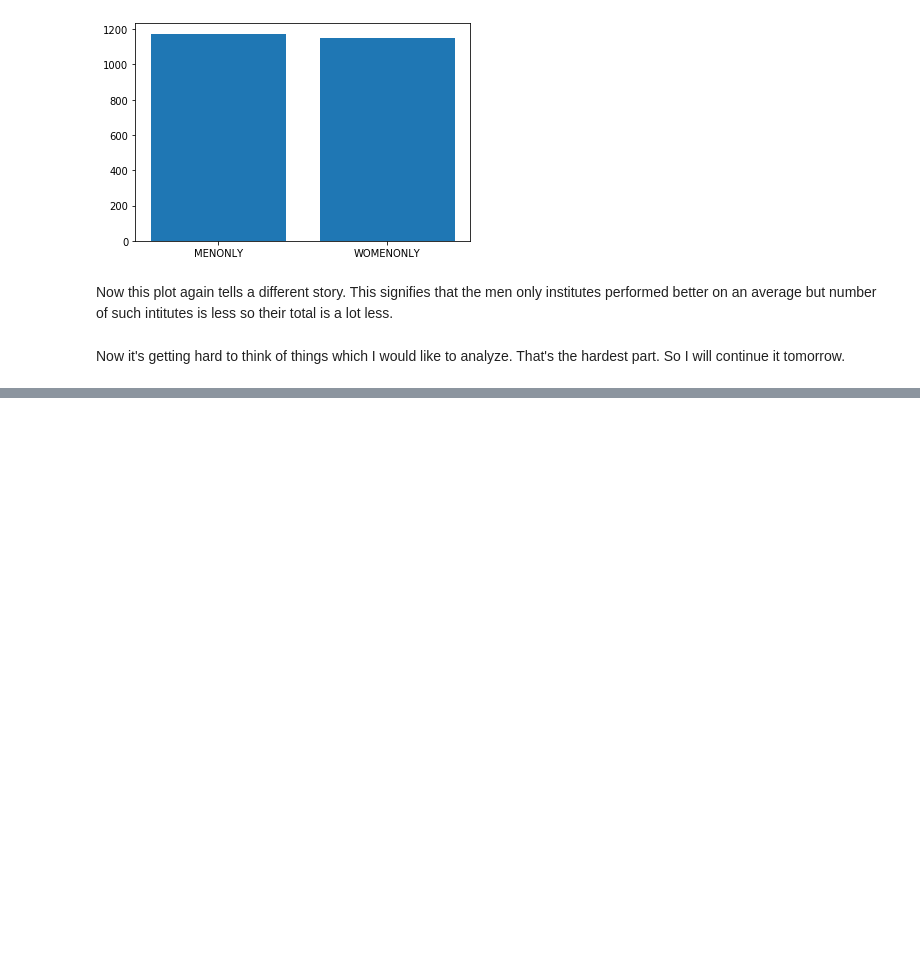
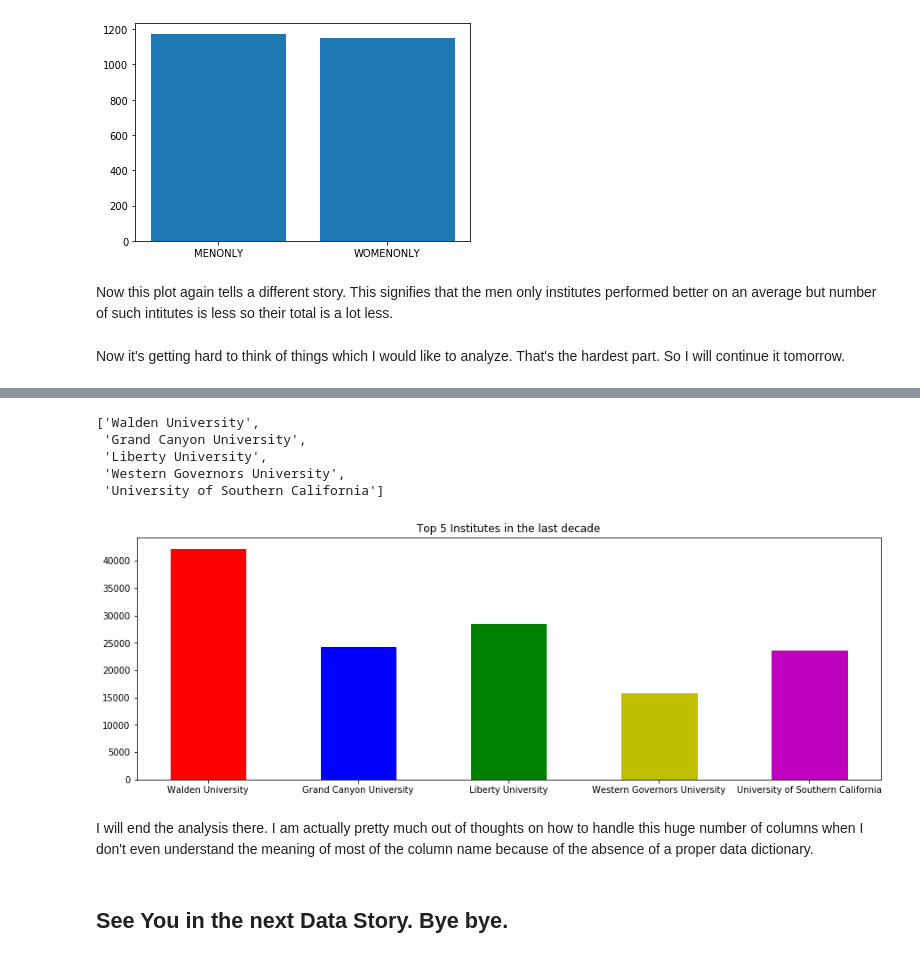
Before and after one commit to pratik-276/Infinite_Stories_with_Data, a Jupyter notebook: College ScoreCard Data/College Scorecard.ipynb, the cells around one changed output, grey strips where cells are left out. Drawn from its saved outputs; the diff is of its cells as text; code cells hidden in the pictures; blank space fills up the shorter version.

```diff
--- a/College ScoreCard Data/College Scorecard.ipynb
+++ b/College ScoreCard Data/College Scorecard.ipynb
@@ -164,0 +294,37 @@ Now it's getting hard to think of things which I would like to analyze. That's t
+# %%
+#checking top 10 in 2018-19
+
+df = pd.read_csv('MERGED2018_19_PP.csv', low_memory=False)
+df1 = df.sort_values('GRADS', axis=0, ascending=False).head(5)
+top_inst = list(df1['INSTNM'])
+top_inst[:5]
+# %% [output]
+['Walden University',
+ 'Grand Canyon University',
+ 'Liberty University',
+ 'Western Governors University',
+ 'University of Southern California']
+# %%
+top_inst_grad = []
+for inst in top_inst:
+    num_grads = 0
+    for data in data_list:
+        df = pd.read_csv(data, low_memory=False)
+        num_grads += float(max(list(df[df['INSTNM']==inst]['GRADS'])))
+    top_inst_grad.append(num_grads/9)
+# %%
+fig = plt.figure(figsize=(15,5))
+barlist = plt.bar(top_inst, top_inst_grad, 0.5)
+barlist[0].set_color('r')
+barlist[1].set_color('b')
+barlist[2].set_color('g')
+barlist[3].set_color('y')
+barlist[4].set_color('m')
+plt.title("Top 5 Institutes in the last decade")
+plt.show()
+# %% [output]
+[figure, added]
+# %% [markdown]
+I will end the analysis there. I am actually pretty much out of thoughts on how to handle this huge number of columns when I don't even understand the meaning of most of the column name because of the absence of a proper data dictionary.
+# %% [markdown]
+## See You in the next Data Story. Bye bye.
```
Also changed, not shown: parts of 18 cells of this notebook.
